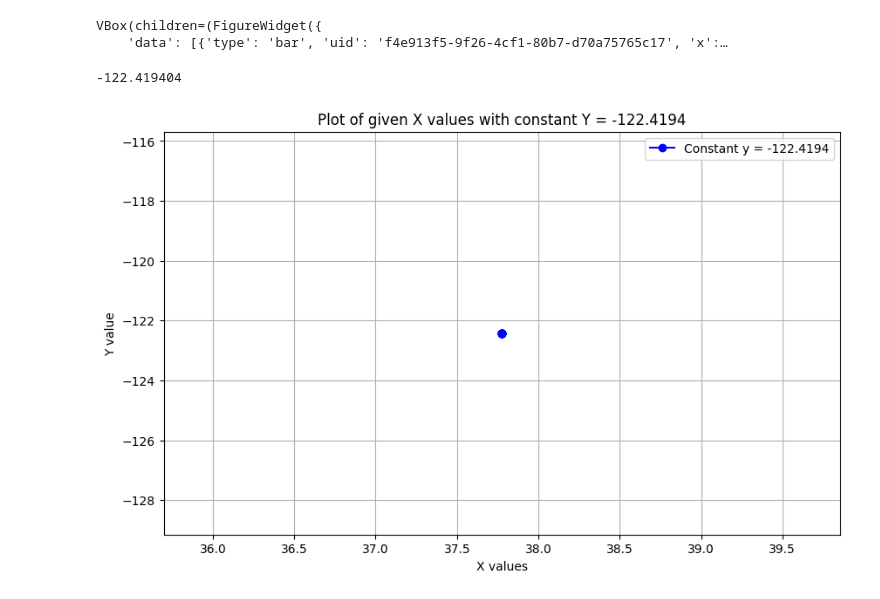
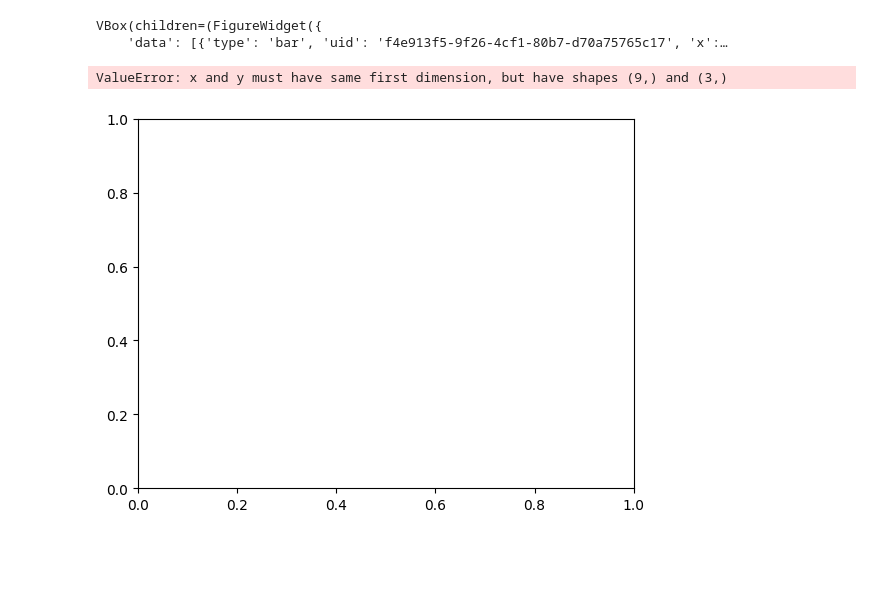
Before and after one commit to robcs9/proaes-game-be, a Jupyter notebook: archive/plot_nb.ipynb, the cells around one changed output. Cells and saved outputs as stored; diff of their text form; code cells hidden in the pictures; blank space fills up the shorter version.

```diff
--- a/archive/plot_nb.ipynb
+++ b/archive/plot_nb.ipynb
@@ -149,23 +149,6 @@ data = {
     # 'city': ['San Francisco1','San Francisco2', 'Los Angeles', 'New York'],
     # 'population': [883305,9000, 3999759, 8398748],
 }
-
-import matplotlib.pyplot as plt
-
-# Define the x-values
-x_values = data['lat']
-y_values = data['lon']
-
-# Create the plot
-plt.figure(figsize=(10, 6))
-plt.plot(x_values, y_values, 'bo-', label='Constant y = -122.4194')
-plt.xlabel('X values')
-plt.ylabel('Y value')
-plt.title('Plot of given X values with constant Y = -122.4194')
-plt.legend()
-plt.grid(True)
-# plt.show()
-
 
 # data['lat'] = [lat + for x in data['lat']]
 # print(min_lat(data['lat'][0]))
@@ -206,33 +189,74 @@ R = 0.001
 # x = lon between (min_lon, max_lon); min_lon = -(lon + radius), max_lon = lon + radius
 # circ eq + coordinates
 # max_lat = lambda lat, lon, x, radius=0.001: lat - math.sqrt(radius - (x + lon)**2)
 # min_lat = lambda max_lat: -max_lat
 # print(max_lat(data['lat'][0], data['lon'][0], -data['lon'][0]))
 
 # foo = [x for x in enumerate(data[])]
 
 # actual radius based on length of overlapping markers
 # radius = len(data['lon']) * R
 center_lon = data['lon'][0]
 max_lon = center_lon + R
 min_lon = center_lon
 for i, lon in enumerate(data['lon']):
     data['lon'][i] += R * i
 
 # f(x)=-2+sqrt(1-(x+10)^(2))
 # math.sqrt(center_lon - data['lon'][0]**2)
 # center_lat - R + math.sqrt(R - (center_lon + data['lon'][0])**2)
 # center_lon - data['lon'][0]**2
 
 # WIP
 # double check equation below
-center_lat - R + math.sqrt(R - (center_lon + data['lon'][0])**2)
+# center_lat - R + math.sqrt(R - (center_lon + data['lon'][0])**2)
+
+# %pip install matplotlib
+import matplotlib.pyplot as plt
+
+# Define the x-values
+x_values = data['lon']
+y_values = data['lat']
+
+# foo = lambda x, lat, lon: math.sqrt(R - x**2) # Df = [lon - R, lon + R]
+
+# Create the plot
+# plt.figure(figsize=(10, 6))
+# plt.plot([*x_values, x_values[0]], [*y_values, foo(R,0,0)], 'bo-',)
+xval = [-4,-3,-2,-1,0,1,2,3,4]
+xv1= [-122.4194, -122.4195, -122.4196]
+yval = xval
+x_vertex = 16 # x value of center point
+# print(x_vertex)
+# f = lambda x: math.sqrt((4)**2 - x**2) #(x)**2
+f = lambda x,y,lon,lat,r: (x-lon)**2 + (y-lat)**2 - r**2
+const_r = 4
+# yval = [math.sqrt((x_vertex)**2 - x**2) for x in xval]
+
+# yval = [f(x) for x in xval]
+# working right
+# yval = [f(x,x,0,0,const_r) for x in xval]
+yval = [f(x,x,-122.4195,-122.4195,R) for x in xv1]
+# test_y = [((max(x_values) - min(x_values))**2 - x**2) for x in x_values]
+# print(test_y)
+# y_values = [math.sqrt((max(x_values) - min(x_values))**2 - x**2) for x in x_values]
+
+plt.plot(xval, yval, 'bo-',)
+plt.xlabel('lon')
+plt.ylabel('lat')
+plt.title('Plot')
+# plt.legend()
+plt.grid(True)
+
+
+# foo(R, 0, 0)
+# plt.show()
 
 # for i, lat in enumerate(data['lat']):
     # x between lon - radius and lon + radius
     # print(f'radius: {radius};\n new lat: {radius - data['lon'][i]**2}\
             # new lon: {}')
     # data['lat'][i] = math.sqrt(radius - data['lon'][i]**2)
 # %% [output]
--122.419404
+ValueError: x and y must have same first dimension, but have shapes (9,) and (3,)
-[figure, old version]
+[figure, new version]
```
